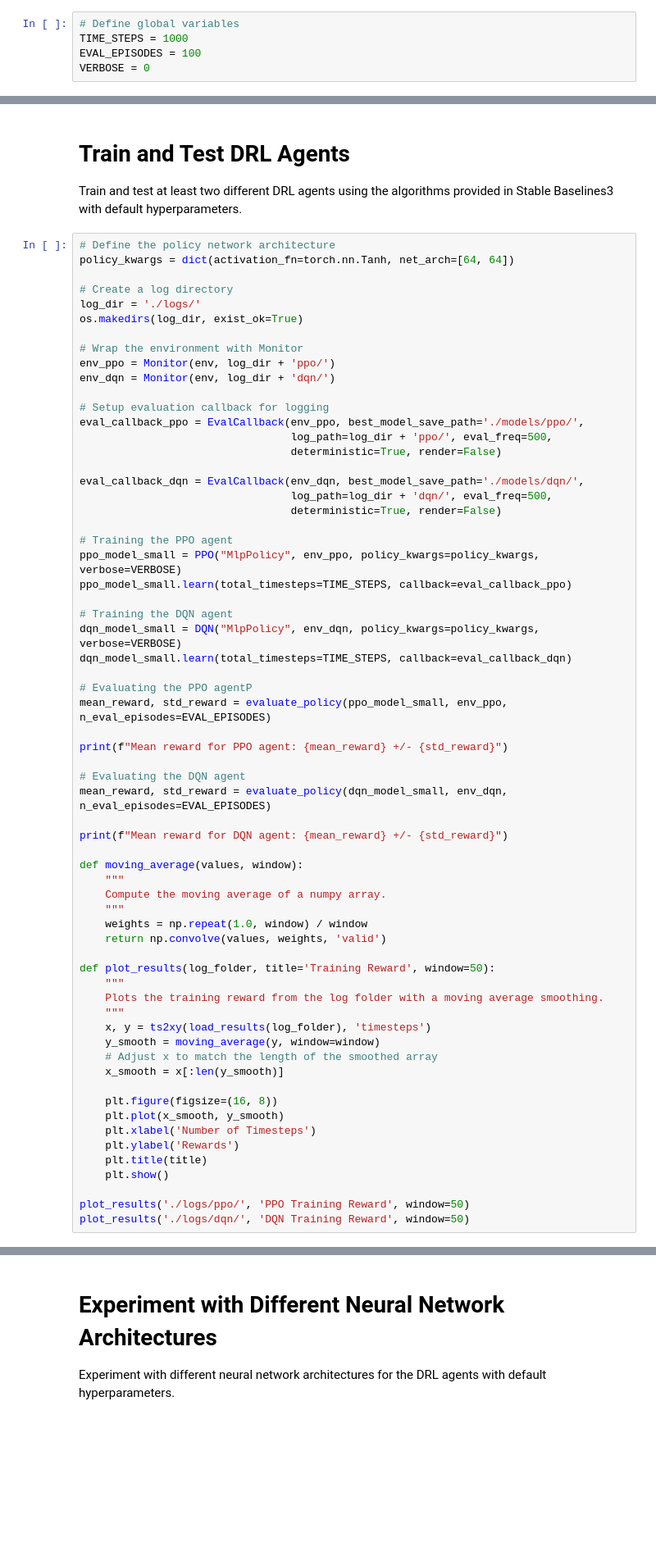
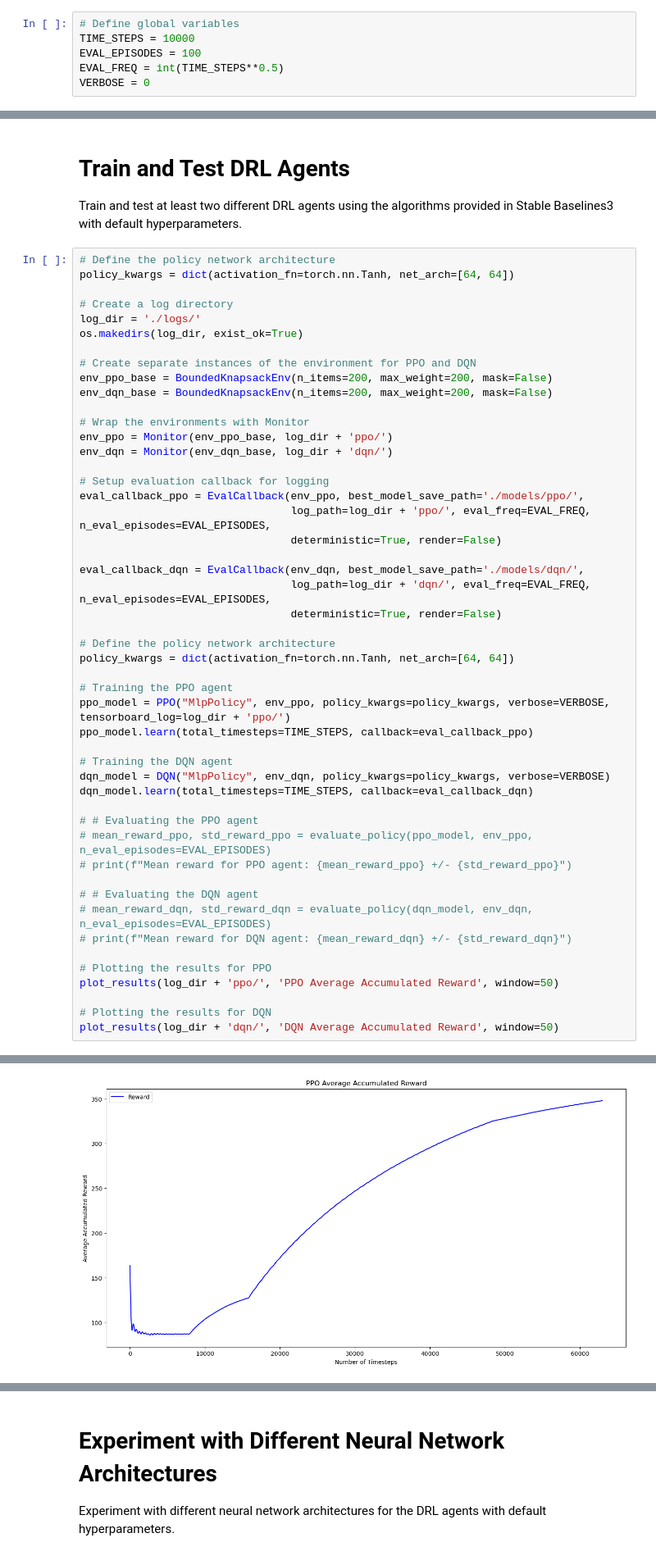
Before and after one commit to LucianoDeben/1BM120, a Jupyter notebook: Assignment_3/Assignment_3_Part1.ipynb, the cells around one changed output, grey strips where cells are left out. Shown: that part at 82% size. Saved outputs shown, nothing was run; the diff lists cells and outputs as text; blank space fills up the shorter version.

```diff
--- a/Assignment_3/Assignment_3_Part1.ipynb
+++ b/Assignment_3/Assignment_3_Part1.ipynb
@@ -26,7 +31,8 @@ np.random.seed(seed)
 # %%
 # Define global variables
-TIME_STEPS = 1000
+TIME_STEPS = 10000
 EVAL_EPISODES = 100
+EVAL_FREQ = int(TIME_STEPS**0.5)
 VERBOSE = 0
 # %% [markdown]
 # Create an Instance of the Environment
@@ -71,60 +77,45 @@ policy_kwargs = dict(activation_fn=torch.nn.Tanh, net_arch=[64, 64])
 log_dir = './logs/'
 os.makedirs(log_dir, exist_ok=True)
 
-# Wrap the environment with Monitor
-env_ppo = Monitor(env, log_dir + 'ppo/')
-env_dqn = Monitor(env, log_dir + 'dqn/')
+# Create separate instances of the environment for PPO and DQN
+env_ppo_base = BoundedKnapsackEnv(n_items=200, max_weight=200, mask=False)
+env_dqn_base = BoundedKnapsackEnv(n_items=200, max_weight=200, mask=False)
+
+# Wrap the environments with Monitor
+env_ppo = Monitor(env_ppo_base, log_dir + 'ppo/')
+env_dqn = Monitor(env_dqn_base, log_dir + 'dqn/')
 
 # Setup evaluation callback for logging
 eval_callback_ppo = EvalCallback(env_ppo, best_model_save_path='./models/ppo/',
-                                 log_path=log_dir + 'ppo/', eval_freq=500,
+                                 log_path=log_dir + 'ppo/', eval_freq=EVAL_FREQ, n_eval_episodes=EVAL_EPISODES,
                                  deterministic=True, render=False)
 
 eval_callback_dqn = EvalCallback(env_dqn, best_model_save_path='./models/dqn/',
-                                 log_path=log_dir + 'dqn/', eval_freq=500,
+                                 log_path=log_dir + 'dqn/', eval_freq=EVAL_FREQ, n_eval_episodes=EVAL_EPISODES,
                                  deterministic=True, render=False)
 
+# Define the policy network architecture
+policy_kwargs = dict(activation_fn=torch.nn.Tanh, net_arch=[64, 64])
+
 # Training the PPO agent
-ppo_model_small = PPO("MlpPolicy", env_ppo, policy_kwargs=policy_kwargs, verbose=VERBOSE)
-ppo_model_small.learn(total_timesteps=TIME_STEPS, callback=eval_callback_ppo)
+ppo_model = PPO("MlpPolicy", env_ppo, policy_kwargs=policy_kwargs, verbose=VERBOSE, tensorboard_log=log_dir + 'ppo/')
+ppo_model.learn(total_timesteps=TIME_STEPS, callback=eval_callback_ppo)
 
 # Training the DQN agent
-dqn_model_small = DQN("MlpPolicy", env_dqn, policy_kwargs=policy_kwargs, verbose=VERBOSE)
-dqn_model_small.learn(total_timesteps=TIME_STEPS, callback=eval_callback_dqn)
+dqn_model = DQN("MlpPolicy", env_dqn, policy_kwargs=policy_kwargs, verbose=VERBOSE)
+dqn_model.learn(total_timesteps=TIME_STEPS, callback=eval_callback_dqn)
 
-# Evaluating the PPO agentP
-mean_reward, std_reward = evaluate_policy(ppo_model_small, env_ppo, n_eval_episodes=EVAL_EPISODES)
+# # Evaluating the PPO agent
+# mean_reward_ppo, std_reward_ppo = evaluate_policy(ppo_model, env_ppo, n_eval_episodes=EVAL_EPISODES)
+# print(f"Mean reward for PPO agent: {mean_reward_ppo} +/- {std_reward_ppo}")
 
-print(f"Mean reward for PPO agent: {mean_reward} +/- {std_reward}")
+# # Evaluating the DQN agent
+# mean_reward_dqn, std_reward_dqn = evaluate_policy(dqn_model, env_dqn, n_eval_episodes=EVAL_EPISODES)
+# print(f"Mean reward for DQN agent: {mean_reward_dqn} +/- {std_reward_dqn}")
 
-# Evaluating the DQN agent
-mean_reward, std_reward = evaluate_policy(dqn_model_small, env_dqn, n_eval_episodes=EVAL_EPISODES)
+# Plotting the results for PPO
+plot_results(log_dir + 'ppo/', 'PPO Average Accumulated Reward', window=50)
 
-print(f"Mean reward for DQN agent: {mean_reward} +/- {std_reward}")
-
-def moving_average(values, window):
-    """
-    Compute the moving average of a numpy array.
-    """
-    weights = np.repeat(1.0, window) / window
-    return np.convolve(values, weights, 'valid')
-
-def plot_results(log_folder, title='Training Reward', window=50):
-    """
-    Plots the training reward from the log folder with a moving average smoothing.
-    """
-    x, y = ts2xy(load_results(log_folder), 'timesteps')
-    y_smooth = moving_average(y, window=window)
-    # Adjust x to match the length of the smoothed array
-    x_smooth = x[:len(y_smooth)]
-
-    plt.figure(figsize=(16, 8))
-    plt.plot(x_smooth, y_smooth)
-    plt.xlabel('Number of Timesteps')
-    plt.ylabel('Rewards')
-    plt.title(title)
-    plt.show()
-
-plot_results('./logs/ppo/', 'PPO Training Reward', window=50)
-plot_results('./logs/dqn/', 'DQN Training Reward', window=50)
+# Plotting the results for DQN
+plot_results(log_dir + 'dqn/', 'DQN Average Accumulated Reward', window=50)
 # %% [output]
@@ -140,0 +156 @@ MemoryError: Unable to allocate 2.25 GiB for an array with shape (1000000, 1, 3,
+[figure, added]
```
Also changed, not shown: parts of 2 cells of this notebook, 4 other files.
